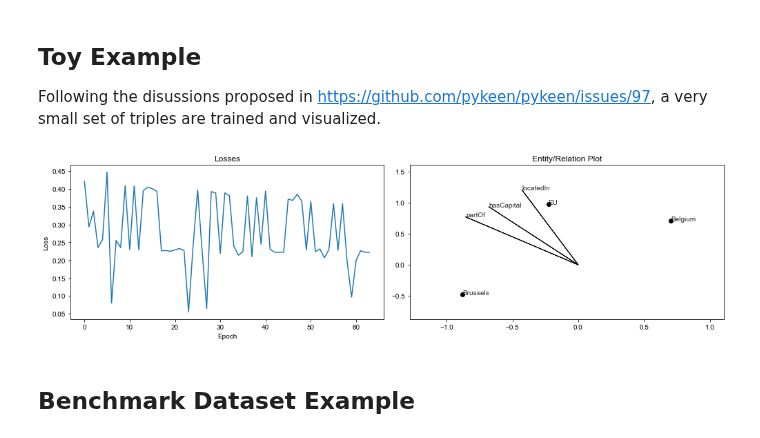
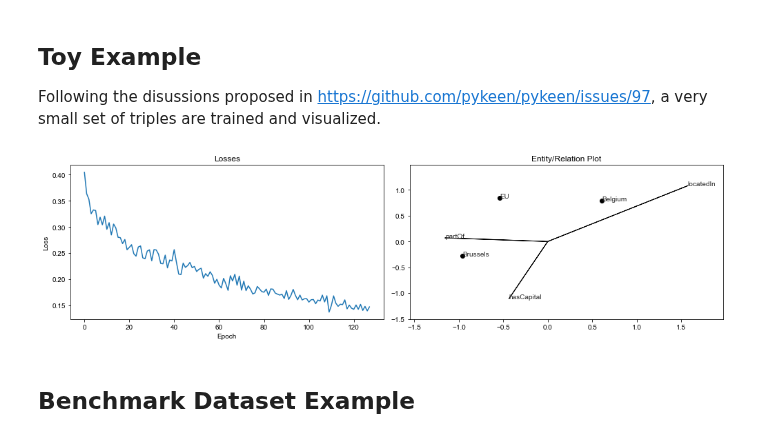
Before and after one commit to pykeen/pykeen, a Jupyter notebook: notebooks/Pipeline Plots Demo.ipynb, the cells around one changed output. Saved outputs shown, nothing was run; the diff lists cells and outputs as text; code cells hidden in the pictures.

```diff
--- a/notebooks/Pipeline Plots Demo.ipynb
+++ b/notebooks/Pipeline Plots Demo.ipynb
@@ -40,18 +40,19 @@ tf = TriplesFactory(triples=triples)
 # %%
 results = pipeline(
     training_triples_factory=tf,
     testing_triples_factory=tf,
     model='TransE',
+    loss='softplus',
     model_kwargs=dict(embedding_dim=2),
     optimizer_kwargs=dict(lr=1.0e-1),
-    training_kwargs=dict(num_epochs=64, tqdm_kwargs=dict(leave=False)),
+    training_kwargs=dict(num_epochs=128, tqdm_kwargs=dict(leave=False)),
     evaluation_kwargs=dict(tqdm_kwargs=dict(leave=False)),
     random_seed=1,
     device='cpu',
 )
 results.plot()
 # %% [output]
-[figure, old version]
+[figure, new version]
 # %% [markdown]
 ## Benchmark Dataset Example
 # %%
```
Also changed, not shown: parts of 4 cells of this notebook.
